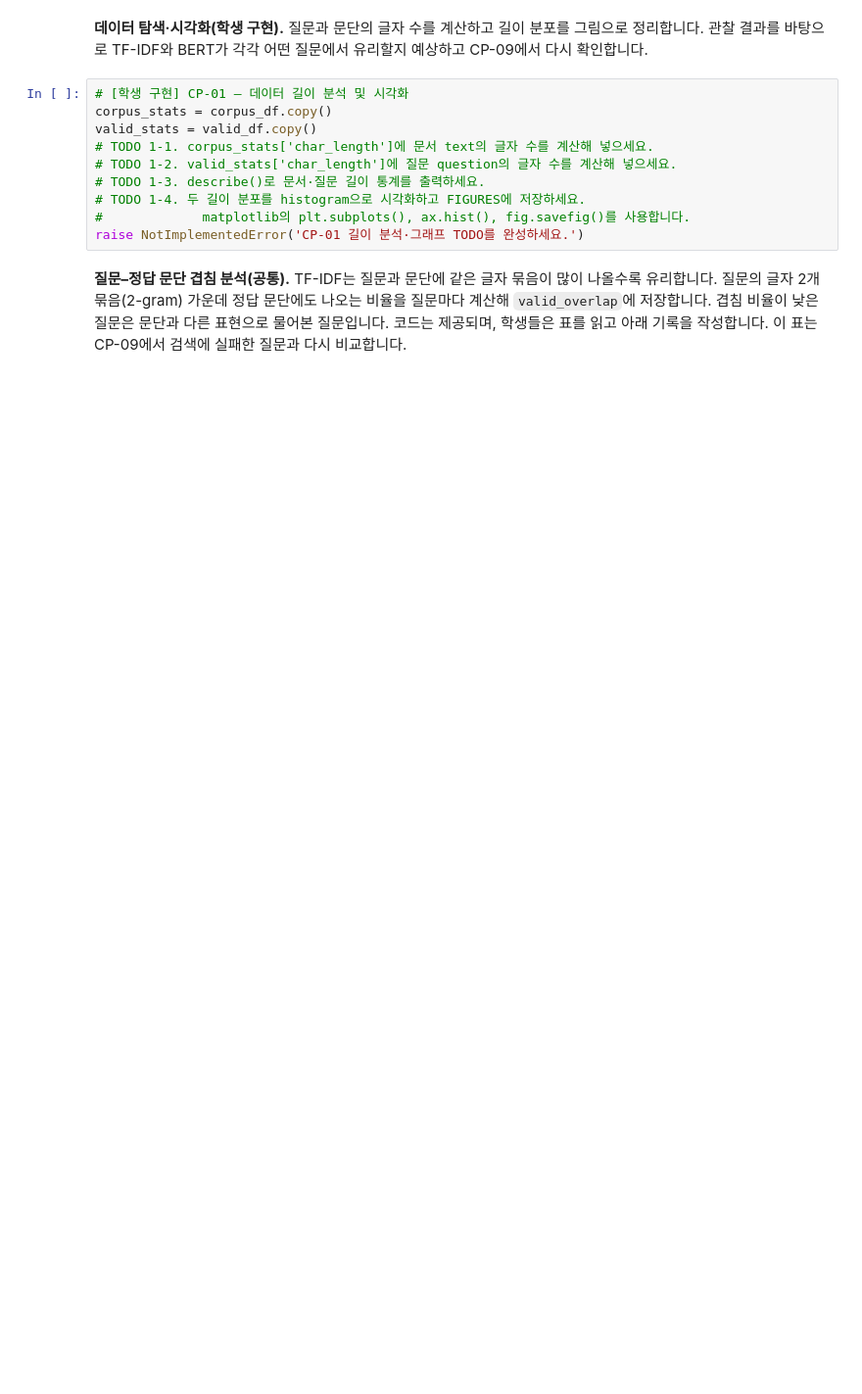
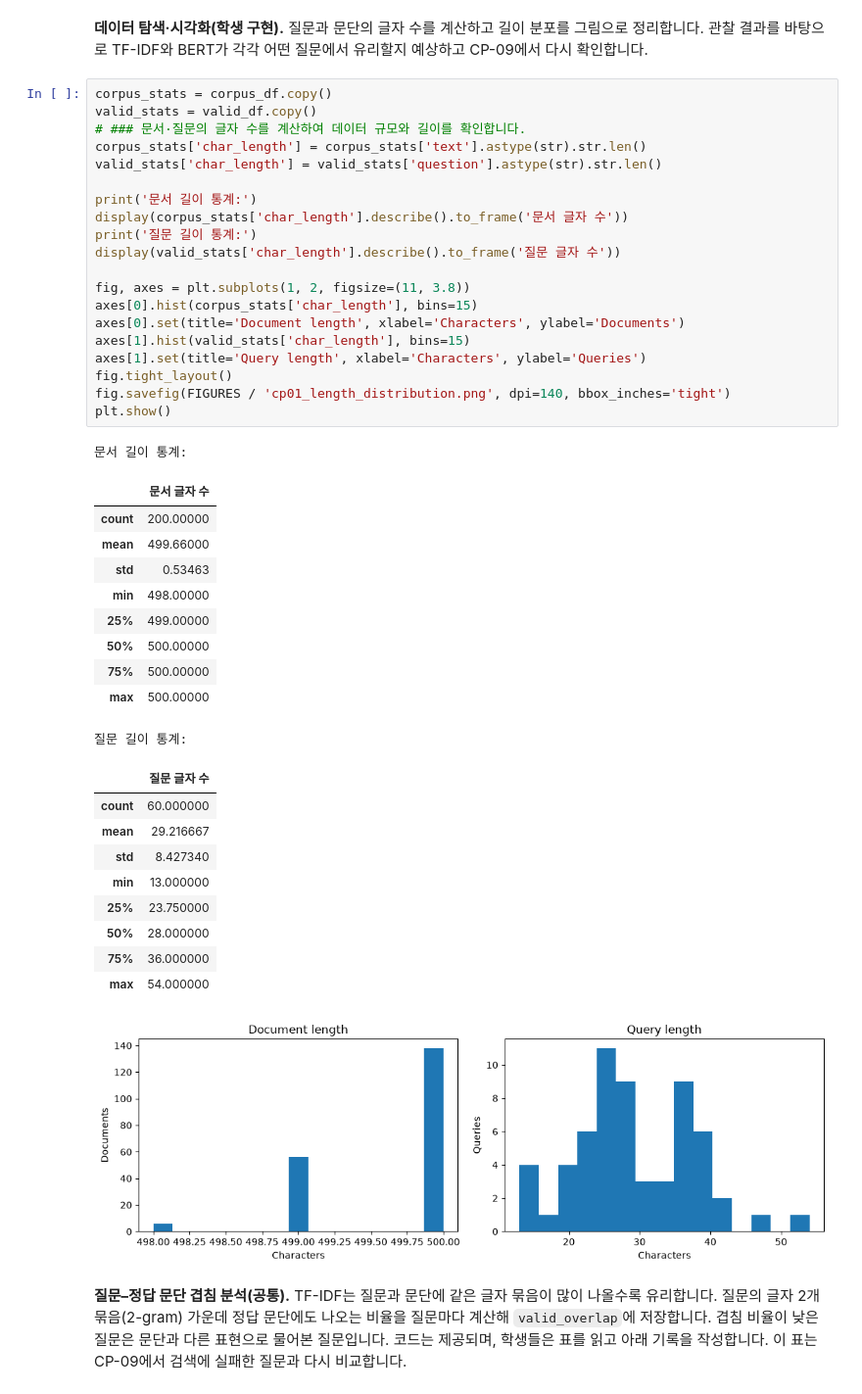
Before and after one commit to kkdcodez/ai-mini-projects, a Jupyter notebook: mini-project-02/code/NLP_BERT_MiniProject.ipynb, the cells around one changed output. Shown at 98% size. Cells and saved outputs as stored; diff of their text form; blank space fills up the shorter version.

```diff
--- a/mini-project-02/code/NLP_BERT_MiniProject.ipynb
+++ b/mini-project-02/code/NLP_BERT_MiniProject.ipynb
@@ -202,15 +222,47 @@ display(valid_df.head(3))
 # %% [markdown]
 **데이터 탐색·시각화(학생 구현).** 질문과 문단의 글자 수를 계산하고 길이 분포를 그림으로 정리합니다. 관찰 결과를 바탕으로 TF-IDF와 BERT가 각각 어떤 질문에서 유리할지 예상하고 CP-09에서 다시 확인합니다.
 # %%
-# [학생 구현] CP-01 — 데이터 길이 분석 및 시각화
 corpus_stats = corpus_df.copy()
 valid_stats = valid_df.copy()
-# TODO 1-1. corpus_stats['char_length']에 문서 text의 글자 수를 계산해 넣으세요.
-# TODO 1-2. valid_stats['char_length']에 질문 question의 글자 수를 계산해 넣으세요.
-# TODO 1-3. describe()로 문서·질문 길이 통계를 출력하세요.
-# TODO 1-4. 두 길이 분포를 histogram으로 시각화하고 FIGURES에 저장하세요.
-#             matplotlib의 plt.subplots(), ax.hist(), fig.savefig()를 사용합니다.
-raise NotImplementedError('CP-01 길이 분석·그래프 TODO를 완성하세요.')
+# ### 문서·질문의 글자 수를 계산하여 데이터 규모와 길이를 확인합니다.
+corpus_stats['char_length'] = corpus_stats['text'].astype(str).str.len()
+valid_stats['char_length'] = valid_stats['question'].astype(str).str.len()
+
+print('문서 길이 통계:')
+display(corpus_stats['char_length'].describe().to_frame('문서 글자 수'))
+print('질문 길이 통계:')
+display(valid_stats['char_length'].describe().to_frame('질문 글자 수'))
+
+fig, axes = plt.subplots(1, 2, figsize=(11, 3.8))
+axes[0].hist(corpus_stats['char_length'], bins=15)
+axes[0].set(title='Document length', xlabel='Characters', ylabel='Documents')
+axes[1].hist(valid_stats['char_length'], bins=15)
+axes[1].set(title='Query length', xlabel='Characters', ylabel='Queries')
+fig.tight_layout()
+fig.savefig(FIGURES / 'cp01_length_distribution.png', dpi=140, bbox_inches='tight')
+plt.show()
+# %% [output]
+문서 길이 통계:
+|  | 문서 글자 수 |
+| count | 200.00000 |
+| mean | 499.66000 |
+| std | 0.53463 |
+| min | 498.00000 |
+| 25% | 499.00000 |
+| 50% | 500.00000 |
+| 75% | 500.00000 |
+| max | 500.00000 |
+질문 길이 통계:
+|  | 질문 글자 수 |
+| count | 60.000000 |
+| mean | 29.216667 |
+| std | 8.427340 |
+| min | 13.000000 |
+| 25% | 23.750000 |
+| 50% | 28.000000 |
+| 75% | 36.000000 |
+| max | 54.000000 |
+[figure, added]
 # %% [markdown]
 **질문–정답 문단 겹침 분석(공통).** TF-IDF는 질문과 문단에 같은 글자 묶음이 많이 나올수록 유리합니다. 질문의 글자 2개 묶음(2-gram) 가운데 정답 문단에도 나오는 비율을 질문마다 계산해 `valid_overlap`에 저장합니다. 겹침 비율이 낮은 질문은 문단과 다른 표현으로 물어본 질문입니다. 코드는 제공되며, 학생들은 표를 읽고 아래 기록을 작성합니다. 이 표는 CP-09에서 검색에 실패한 질문과 다시 비교합니다.
 # %%
```
Also changed, not shown: parts of 22 cells of this notebook.
